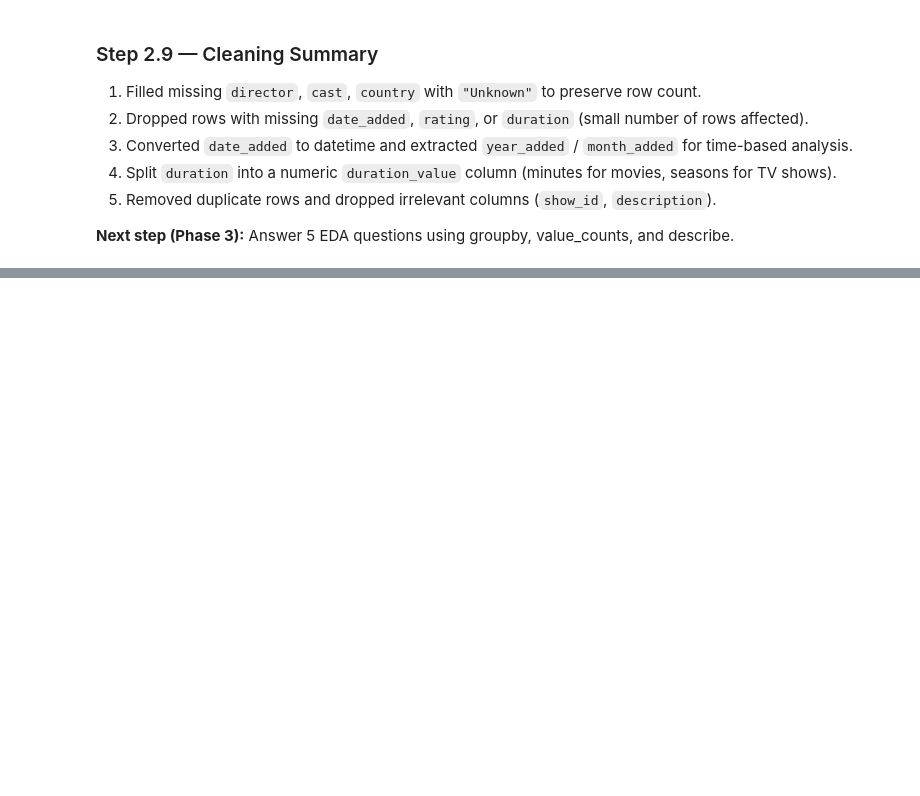
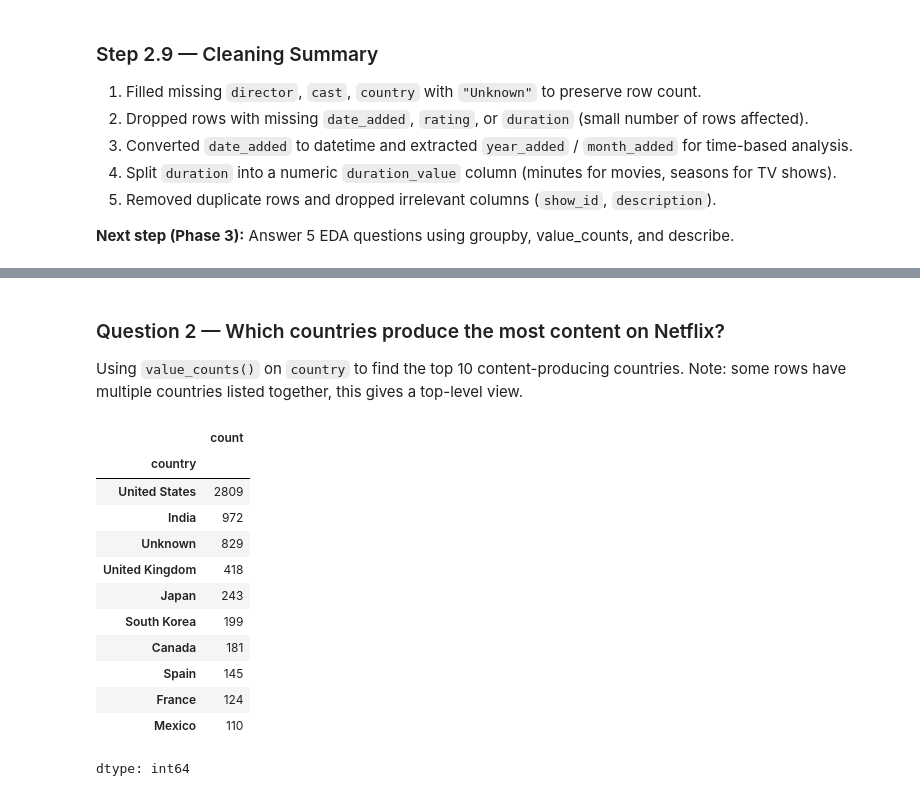
Before and after one commit to Shreekanth-aiml/netflix-eda-project, a Jupyter notebook: notebook.ipynb, the cells around one changed output, grey strips where cells are left out. Cells and saved outputs as stored; diff of their text form; code cells hidden in the pictures; blank space fills up the shorter version.

```diff
--- a/notebook.ipynb
+++ b/notebook.ipynb
@@ -243,0 +256,20 @@ memory usage: 892.7+ KB
+# %% [markdown]
+### Question 2 — Which countries produce the most content on Netflix?
+Using `value_counts()` on `country` to find the top 10 content-producing countries.
+Note: some rows have multiple countries listed together, this gives a top-level view.
+# %%
+df['country'].value_counts().head(10)
+# %% [output]
+|  | count |
+| country |  |
+| United States | 2809 |
+| India | 972 |
+| Unknown | 829 |
+| United Kingdom | 418 |
+| Japan | 243 |
+| South Korea | 199 |
+| Canada | 181 |
+| Spain | 145 |
+| France | 124 |
+| Mexico | 110 |
+dtype: int64
```
Also changed, not shown: parts of 10 cells of this notebook.
